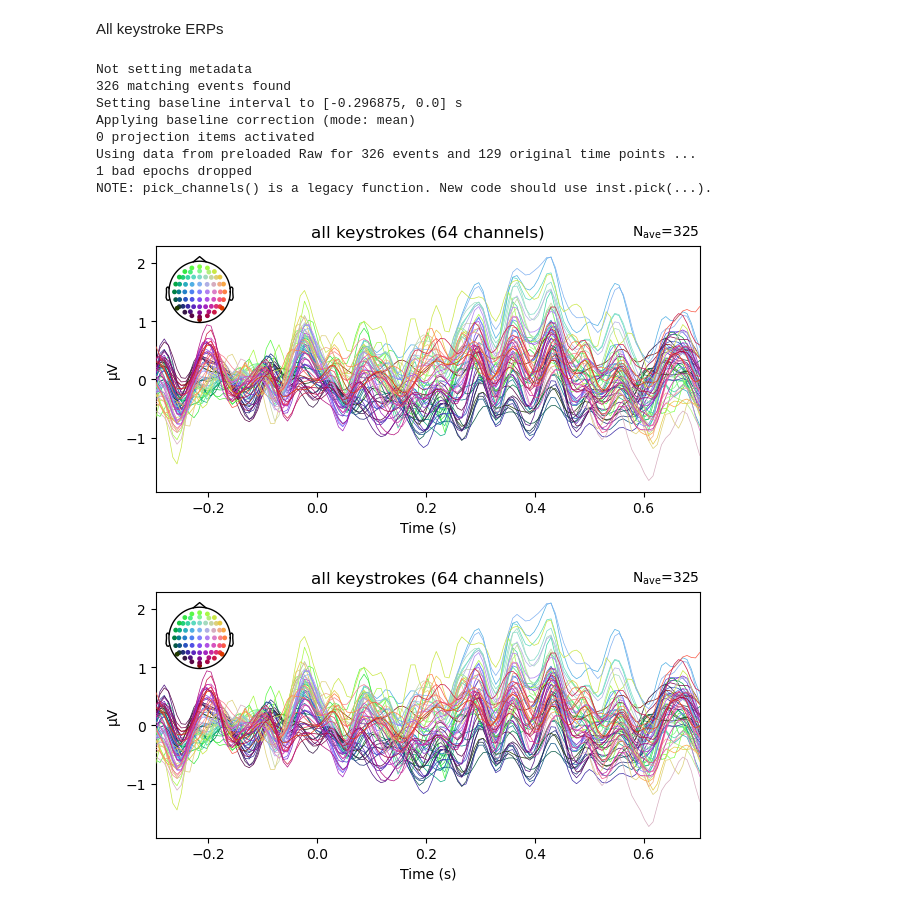
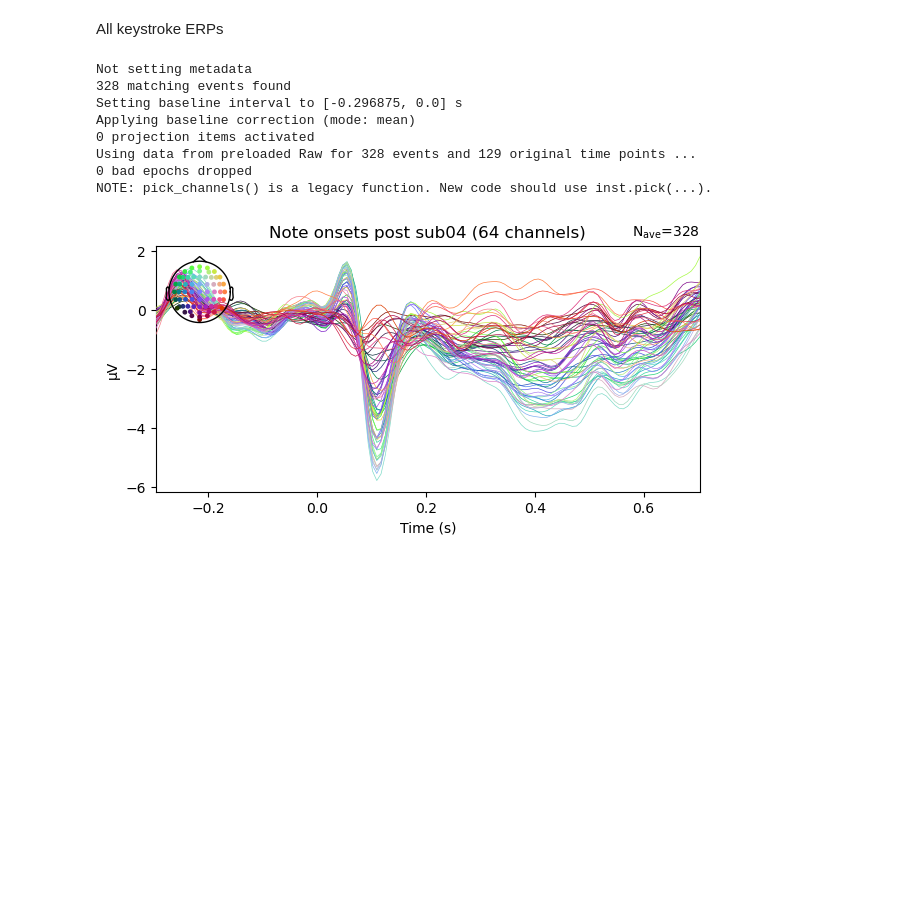
Before and after one commit to haiqin-zhang/AM-EEG, a Jupyter notebook: analysis_listen/listen_erp.ipynb, the cells around one changed output. Drawn from its saved outputs; the diff is of its cells as text; code cells hidden in the pictures; blank space fills up the shorter version.

```diff
--- a/analysis_listen/listen_erp.ipynb
+++ b/analysis_listen/listen_erp.ipynb
@@ -19,8 +19,9 @@ from plot_utils import *
 #                        INITIALIZE DIRECTORIES
 #======================================================================================
 pp_dir = "/Users/cindyzhang/Documents/M2/Audiomotor_Piano/AM-EEG/data_preprocessed" #where the preprocessed files are
-subjects_to_process = ['02']
-period = 'pre'
+figure_folder = '/Users/cindyzhang/Documents/M2/Audiomotor_Piano/AM-EEG/analysis_listen/listen_figures'
+subjects_to_process = ['04']
+period = 'post'
 # %%
 #======================================================================================
 #                        PARAMETERS
@@ -140,17 +141,17 @@ t_keystrokes = clean_triggers(events_arr[events_arr[:, 2]==2])
 # %%
 epochs = mne.Epochs(reconst_raw, t_keystrokes, tmin=-0.3, tmax=0.7, preload=True)
 #fig = epochs.plot(events=t_keystrokes)
 evoked = epochs.average()
-evoked.plot(titles = 'all keystrokes')
+fig = evoked.plot(titles = f'Note onsets {period} sub{subject_ID}')
+fig.savefig(f'{figure_folder}/{subject_ID}_listen_{period}.png')
 # %% [output]
 Not setting metadata
-326 matching events found
+328 matching events found
 Setting baseline interval to [-0.296875, 0.0] s
 Applying baseline correction (mode: mean)
 0 projection items activated
-Using data from preloaded Raw for 326 events and 129 original time points ...
-1 bad epochs dropped
+Using data from preloaded Raw for 328 events and 129 original time points ...
+0 bad epochs dropped
 NOTE: pick_channels() is a legacy function. New code should use inst.pick(...).
-[figure, old version]
+[figure, new version]
-[figure, removed]
 # %%
```
Also changed, not shown: parts of 7 cells of this notebook, 10 other files.
